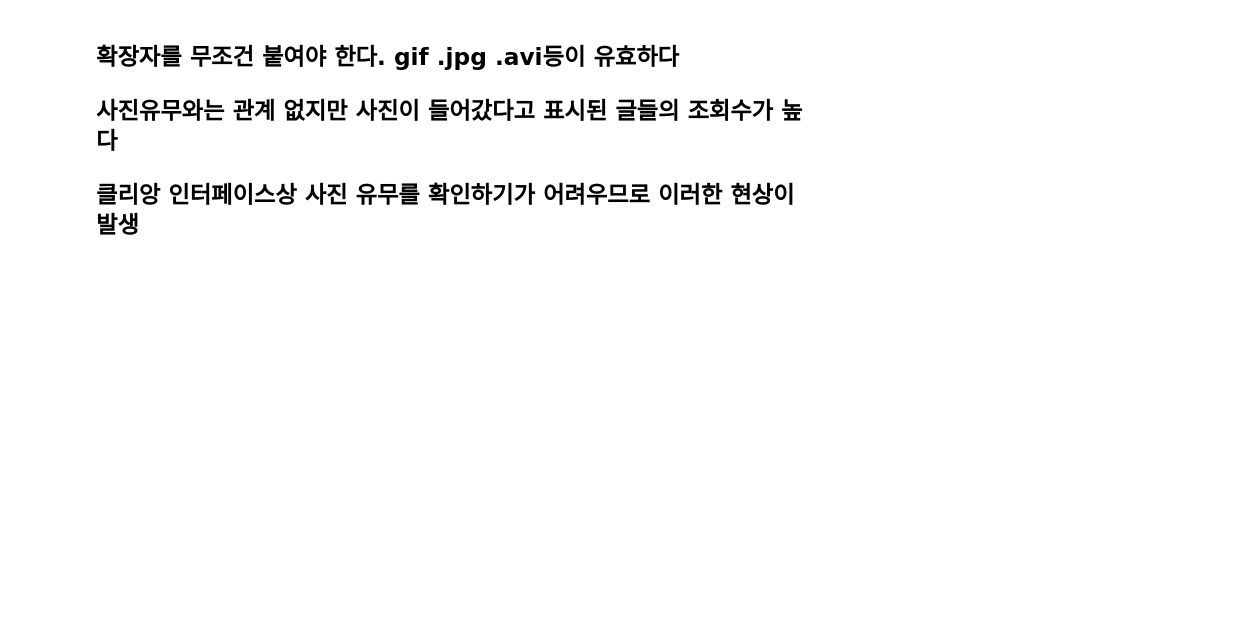
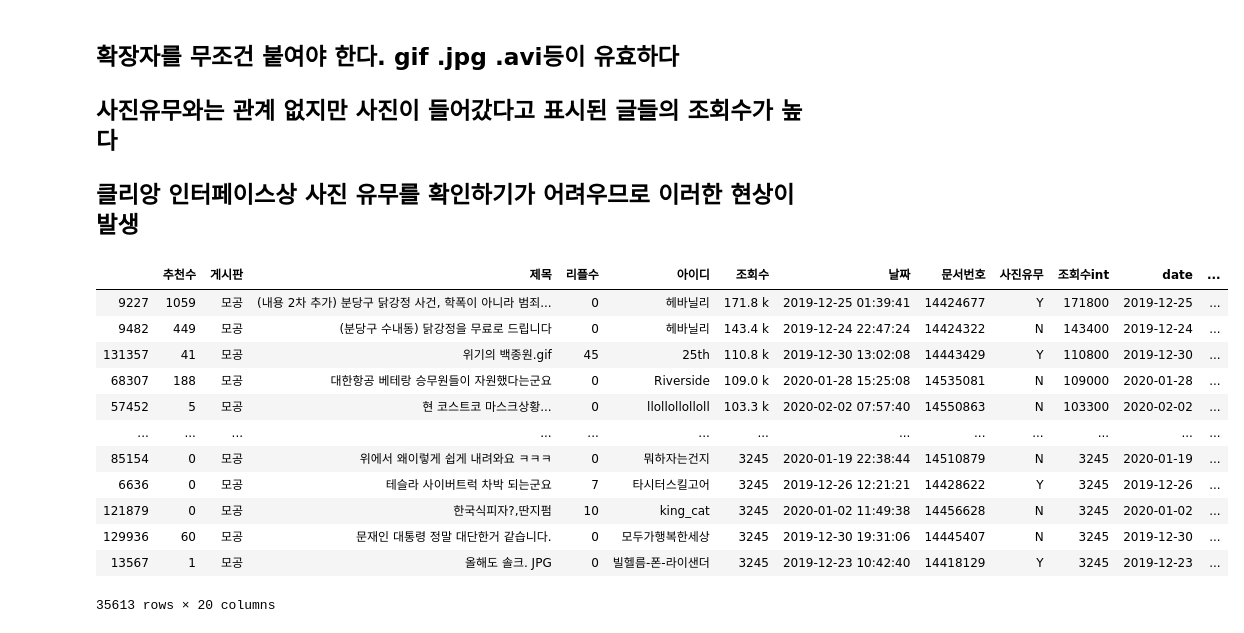
Before and after one commit to arandanito/clien, a Jupyter notebook: 03. EDA.ipynb, the cells around one changed output. Cells and saved outputs as stored; diff of their text form; code cells hidden in the pictures; blank space fills up the shorter version.

```diff
--- a/03. EDA.ipynb
+++ b/03. EDA.ipynb
@@ -478,0 +417,16 @@ clien[clien['아이디']=='외선이']
+# %%
+clien10
+# %% [output]
+|  | 추천수 | 게시판 | 제목 | 리플수 | 아이디 | 조회수 | 날짜 | 문서번호 | 사진유무 | 조회수int | date | ... |
+| 9227 | 1059 | 모공 | (내용 2차 추가) 분당구 닭강정 사건, 학폭이 아니라 범죄... | 0 | 헤바닐리 | 171.8 k | 2019-12-25 01:39:41 | 14424677 | Y | 171800 | 2019-12-25 | ... |
+| 9482 | 449 | 모공 | (분당구 수내동) 닭강정을 무료로 드립니다 | 0 | 헤바닐리 | 143.4 k | 2019-12-24 22:47:24 | 14424322 | N | 143400 | 2019-12-24 | ... |
+| 131357 | 41 | 모공 | 위기의 백종원.gif | 45 | 25th | 110.8 k | 2019-12-30 13:02:08 | 14443429 | Y | 110800 | 2019-12-30 | ... |
+| 68307 | 188 | 모공 | 대한항공 베테랑 승무원들이 자원했다는군요 | 0 | Riverside | 109.0 k | 2020-01-28 15:25:08 | 14535081 | N | 109000 | 2020-01-28 | ... |
+| 57452 | 5 | 모공 | 현 코스트코 마스크상황... | 0 | llollollolloll | 103.3 k | 2020-02-02 07:57:40 | 14550863 | N | 103300 | 2020-02-02 | ... |
+| ... | ... | ... | ... | ... | ... | ... | ... | ... | ... | ... | ... | ... |
+| 85154 | 0 | 모공 | 위에서 왜이렇게 쉽게 내려와요 ㅋㅋㅋ | 0 | 뭐하자는건지 | 3245 | 2020-01-19 22:38:44 | 14510879 | N | 3245 | 2020-01-19 | ... |
+| 6636 | 0 | 모공 | 테슬라 사이버트럭 차박 되는군요 | 7 | 타시터스킬고어 | 3245 | 2019-12-26 12:21:21 | 14428622 | Y | 3245 | 2019-12-26 | ... |
+| 121879 | 0 | 모공 | 한국식피자?,딴지펌 | 10 | king_cat | 3245 | 2020-01-02 11:49:38 | 14456628 | N | 3245 | 2020-01-02 | ... |
+| 129936 | 60 | 모공 | 문재인 대통령 정말 대단한거 같습니다. | 0 | 모두가행복한세상 | 3245 | 2019-12-30 19:31:06 | 14445407 | N | 3245 | 2019-12-30 | ... |
+| 13567 | 1 | 모공 | 올해도 솔크. JPG | 0 | 빌헬름-폰-라이샌더 | 3245 | 2019-12-23 10:42:40 | 14418129 | Y | 3245 | 2019-12-23 | ... |
+35613 rows × 20 columns
```
Also changed, not shown: parts of 21 cells of this notebook, 3 other files.
